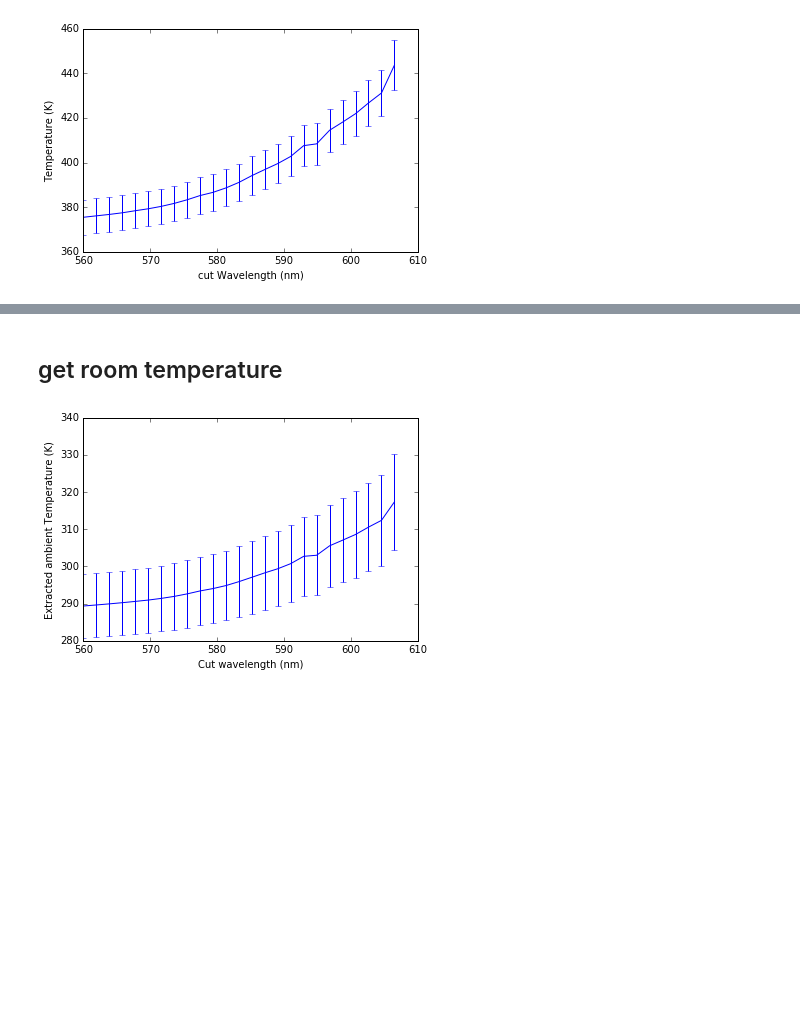
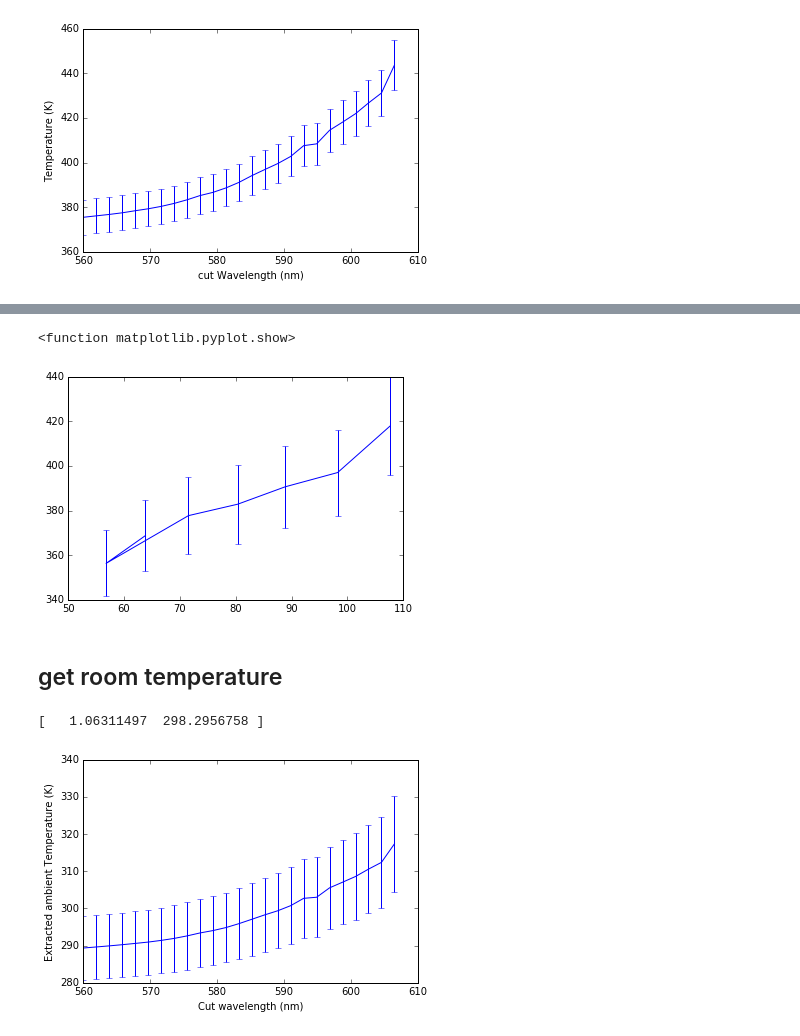
Before and after one commit to aquilesC/Anti-Stokes-Paper, a Jupyter notebook: Figures/Supplementary/09_Error_vs_Wavelength/Analyze_Errors_MC.ipynb, the cells around one changed output, grey strips where cells are left out. Saved outputs shown, nothing was run; the diff lists cells and outputs as text; code cells hidden in the pictures; blank space fills up the shorter version.

Commit message:
added all the files for the analysis of errors I have done recently

```diff
--- a/Figures/Supplementary/09_Error_vs_Wavelength/Analyze_Errors_MC.ipynb
+++ b/Figures/Supplementary/09_Error_vs_Wavelength/Analyze_Errors_MC.ipynb
@@ -269,3 +279,16 @@ plt.show()
+# %%
+Tmed = np.zeros((len(power_sp)))
+eTmed = np.zeros((len(power_sp)))
+for l in range(len(power_sp)):
+    Tmed[l] = np.mean(T[1,l,:])
+    eTmed[l] = np.std(T[1,l,:])
+
+fig = plt.figure()
+plt.errorbar(power_sp,Tmed,eTmed)
+plt.show
+# %% [output]
+<function matplotlib.pyplot.show>
+[figure, added]
 # %% [markdown]
 ## get room temperature
 # %%
@@ -276,6 +299,12 @@ for l_range in range(len(cut_wl)):
     POL,cov = np.polyfit(power_sp[:], T[1,:,l_range], 1,cov=True)
     ext_T[l_range] = POL[1]
     e_ext_T[l_range] = np.sqrt(cov[1,1])
+
+
+POL_mean,cov_mean = np.polyfit(power_sp[:], Tmed, 1,cov=True)
+print(POL_mean)
+# %% [output]
+[   1.06311497  298.2956758 ]
 # %%
 f = plt.figure(figsize=(6,4), dpi=600)
 plt.errorbar(cut_wl,ext_T,yerr=e_ext_T)
```
Also changed, not shown: parts of 3 cells of this notebook, 32 other files.
